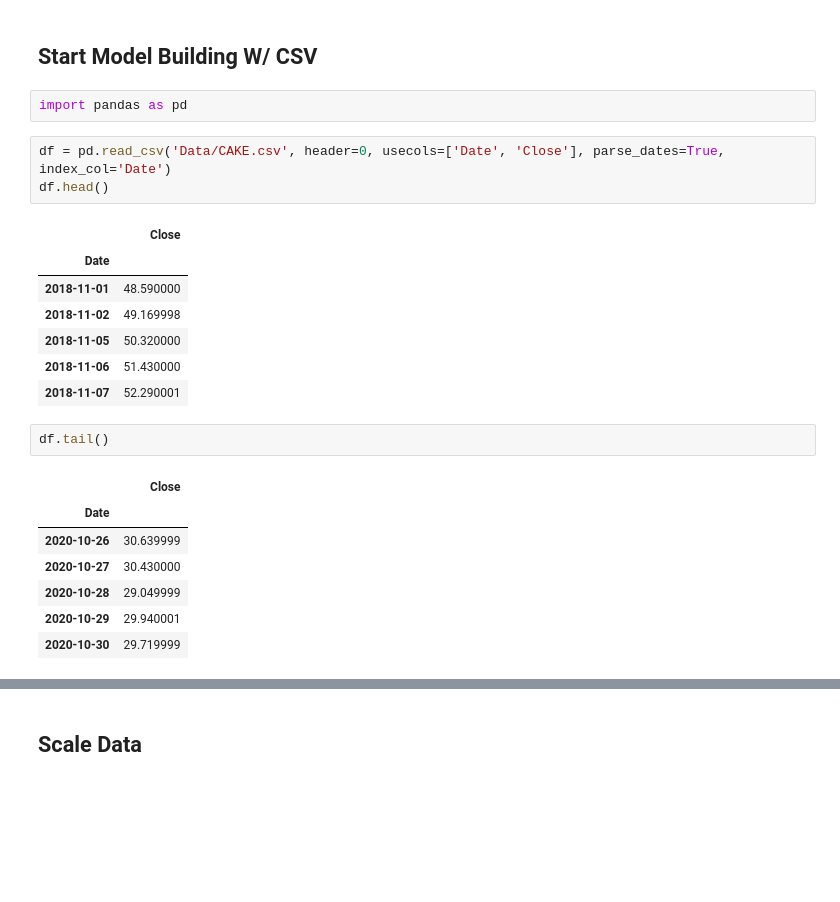
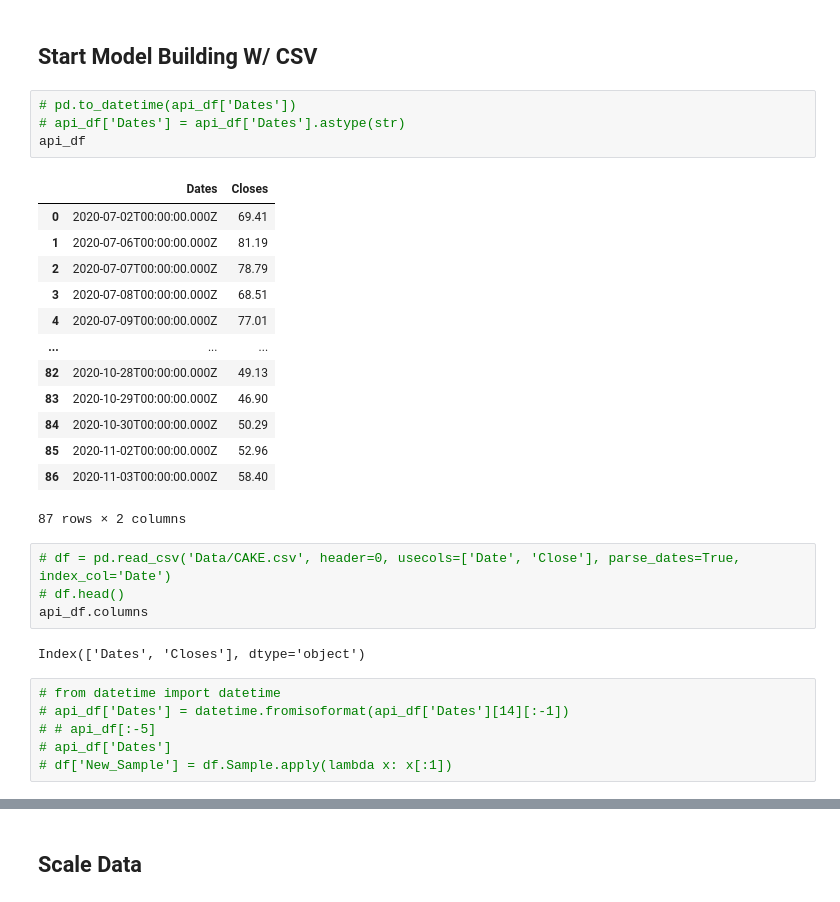
Before and after one commit to Andre-Williams22/Time-Series-Analysis, a Jupyter notebook: Jupyter-Notebooks/Complex Keras LSTM Stock Prediction.ipynb, the cells around one changed output, grey strips where cells are left out. Cells and saved outputs as stored; diff of their text form; blank space fills up the shorter version.

```diff
--- a/Jupyter-Notebooks/Complex Keras LSTM Stock Prediction.ipynb
+++ b/Jupyter-Notebooks/Complex Keras LSTM Stock Prediction.ipynb
@@ -105,25 +128,32 @@ plt.show(y_train)
 # %% [markdown]
 ## Start Model Building W/ CSV
-# %%
-import pandas as pd
+# %%
+# pd.to_datetime(api_df['Dates'])
+# api_df['Dates'] = api_df['Dates'].astype(str)
+api_df
+# %% [output]
+|  | Dates | Closes |
+| 0 | 2020-07-02T00:00:00.000Z | 69.41 |
+| 1 | 2020-07-06T00:00:00.000Z | 81.19 |
+| 2 | 2020-07-07T00:00:00.000Z | 78.79 |
+| 3 | 2020-07-08T00:00:00.000Z | 68.51 |
+| 4 | 2020-07-09T00:00:00.000Z | 77.01 |
+| ... | ... | ... |
+| 82 | 2020-10-28T00:00:00.000Z | 49.13 |
+| 83 | 2020-10-29T00:00:00.000Z | 46.90 |
+| 84 | 2020-10-30T00:00:00.000Z | 50.29 |
+| 85 | 2020-11-02T00:00:00.000Z | 52.96 |
+| 86 | 2020-11-03T00:00:00.000Z | 58.40 |
+87 rows × 2 columns
 # %%
-df = pd.read_csv('Data/CAKE.csv', header=0, usecols=['Date', 'Close'], parse_dates=True, index_col='Date')
-df.head()
+# df = pd.read_csv('Data/CAKE.csv', header=0, usecols=['Date', 'Close'], parse_dates=True, index_col='Date')
+# df.head()
+api_df.columns
 # %% [output]
-|  | Close |
-| Date |  |
-| 2018-11-01 | 48.590000 |
-| 2018-11-02 | 49.169998 |
-| 2018-11-05 | 50.320000 |
-| 2018-11-06 | 51.430000 |
-| 2018-11-07 | 52.290001 |
+Index(['Dates', 'Closes'], dtype='object')
-# %%
-df.tail()
-# %% [output]
-|  | Close |
-| Date |  |
-| 2020-10-26 | 30.639999 |
-| 2020-10-27 | 30.430000 |
-| 2020-10-28 | 29.049999 |
-| 2020-10-29 | 29.940001 |
-| 2020-10-30 | 29.719999 |
+# %%
+# from datetime import datetime
+# api_df['Dates'] = datetime.fromisoformat(api_df['Dates'][14][:-1])
+# # api_df[:-5]
+# api_df['Dates']
+# df['New_Sample'] = df.Sample.apply(lambda x: x[:1])
```
Also changed, not shown: parts of 28 cells of this notebook, 3 other files.
